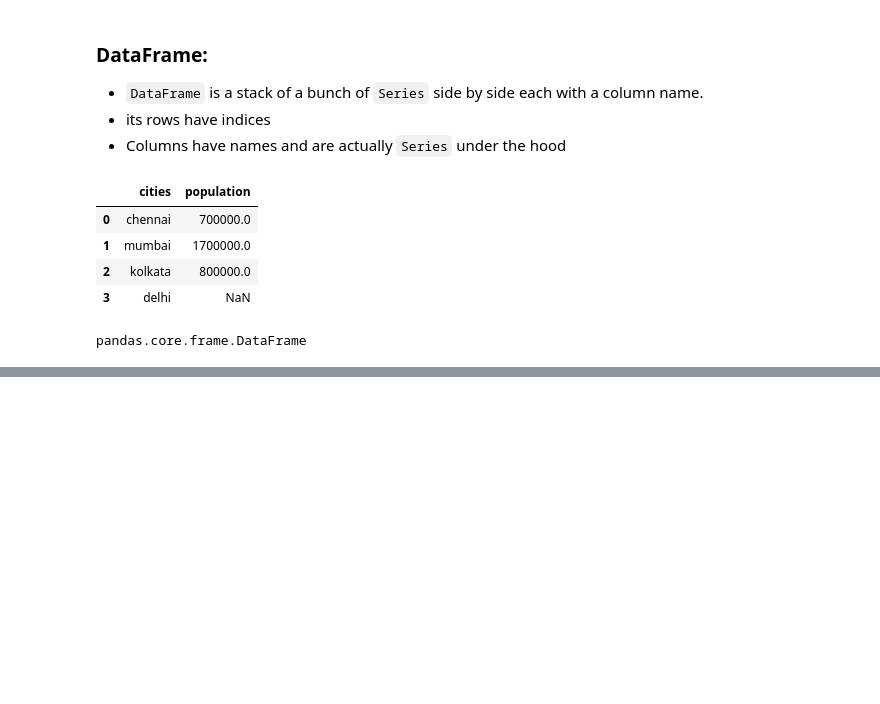
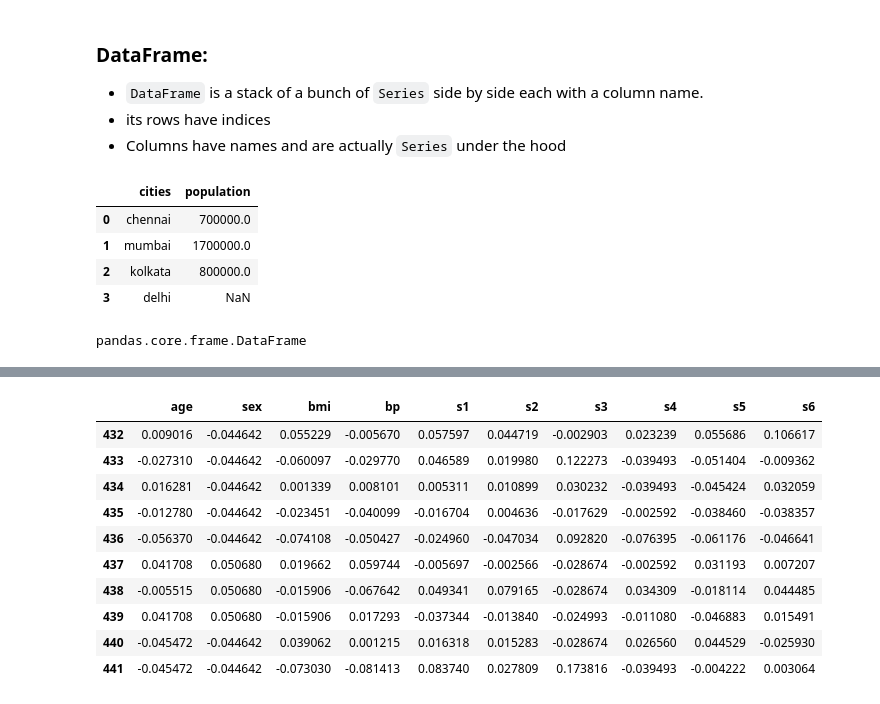
Before and after one commit to arjunpvm/mlp, a Jupyter notebook: week1/introduction_to_pandas.ipynb, the cells around one changed output, grey strips where cells are left out. Drawn from its saved outputs; the diff is of its cells as text; code cells hidden in the pictures; blank space fills up the shorter version.

Commit message:
Pandas Series and DataFrames 2, closes #2

```diff
--- a/week1/introduction_to_pandas.ipynb
+++ b/week1/introduction_to_pandas.ipynb
@@ -79,0 +88,3 @@ pandas.core.frame.DataFrame
+# %%
+diabetes = load_diabetes(as_frame=True)
+print(diabetes.DESCR)
@@ -79,0 +140,3 @@ pandas.core.frame.DataFrame
+# %%
+df = diabetes["data"]
+df.shape
@@ -79,0 +187,15 @@ pandas.core.frame.DataFrame
+# %%
+# Last ten entries
+df.tail(10)
+# %% [output]
+|  | age | sex | bmi | bp | s1 | s2 | s3 | s4 | s5 | s6 |
+| 432 | 0.009016 | -0.044642 | 0.055229 | -0.005670 | 0.057597 | 0.044719 | -0.002903 | 0.023239 | 0.055686 | 0.106617 |
+| 433 | -0.027310 | -0.044642 | -0.060097 | -0.029770 | 0.046589 | 0.019980 | 0.122273 | -0.039493 | -0.051404 | -0.009362 |
+| 434 | 0.016281 | -0.044642 | 0.001339 | 0.008101 | 0.005311 | 0.010899 | 0.030232 | -0.039493 | -0.045424 | 0.032059 |
+| 435 | -0.012780 | -0.044642 | -0.023451 | -0.040099 | -0.016704 | 0.004636 | -0.017629 | -0.002592 | -0.038460 | -0.038357 |
+| 436 | -0.056370 | -0.044642 | -0.074108 | -0.050427 | -0.024960 | -0.047034 | 0.092820 | -0.076395 | -0.061176 | -0.046641 |
+| 437 | 0.041708 | 0.050680 | 0.019662 | 0.059744 | -0.005697 | -0.002566 | -0.028674 | -0.002592 | 0.031193 | 0.007207 |
+| 438 | -0.005515 | 0.050680 | -0.015906 | -0.067642 | 0.049341 | 0.079165 | -0.028674 | 0.034309 | -0.018114 | 0.044485 |
+| 439 | 0.041708 | 0.050680 | -0.015906 | 0.017293 | -0.037344 | -0.013840 | -0.024993 | -0.011080 | -0.046883 | 0.015491 |
+| 440 | -0.045472 | -0.044642 | 0.039062 | 0.001215 | 0.016318 | 0.015283 | -0.028674 | 0.026560 | 0.044529 | -0.025930 |
+| 441 | -0.045472 | -0.044642 | -0.073030 | -0.081413 | 0.083740 | 0.027809 | 0.173816 | -0.039493 | -0.004222 | 0.003064 |
```
Also changed, not shown: parts of 18 cells of this notebook.
